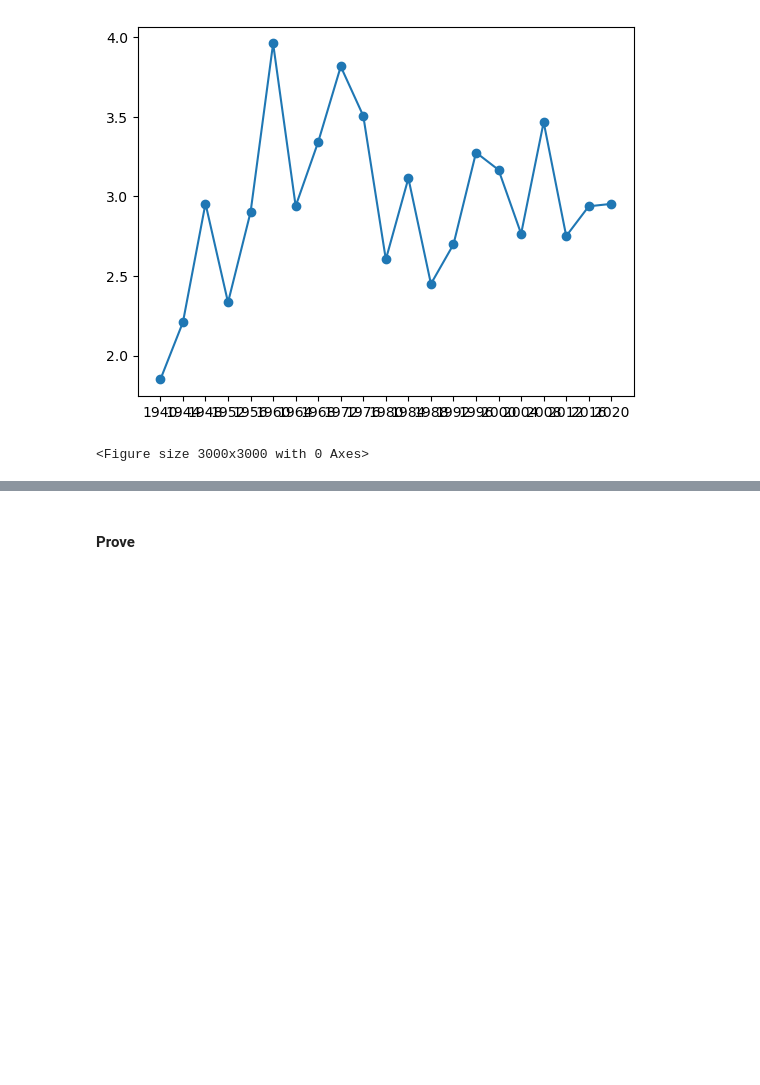
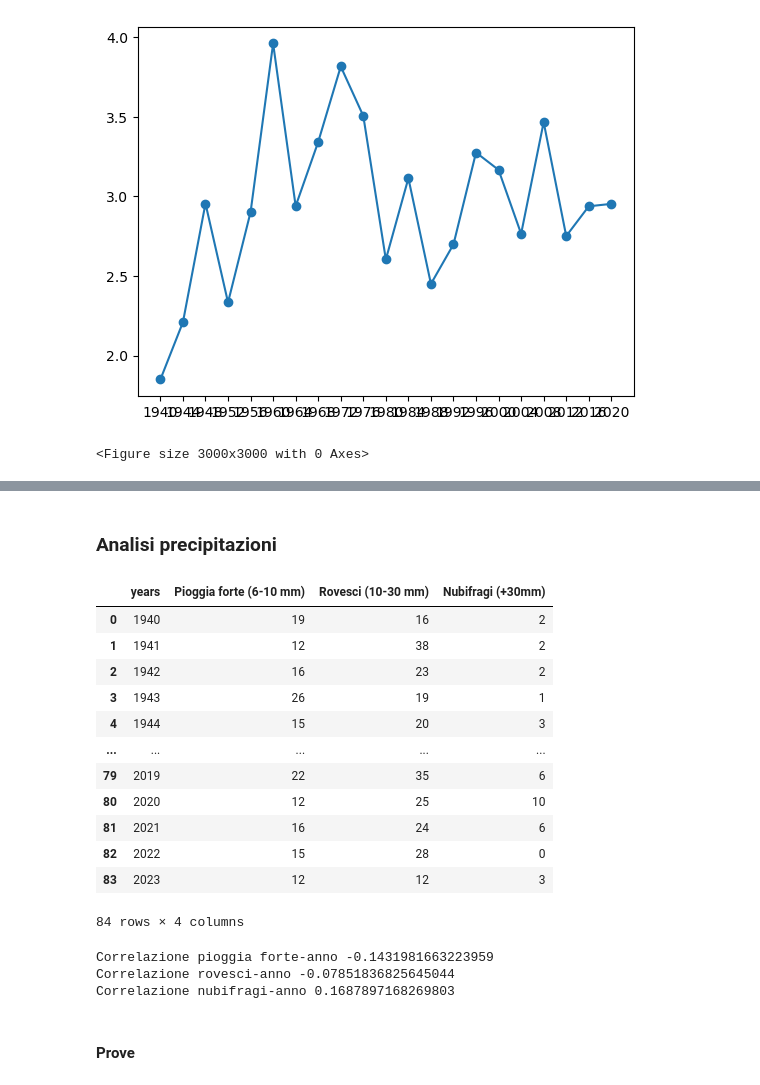
Before and after one commit to Favo02-unimi/visualizzazione-scientifica, a Jupyter notebook: climate.ipynb, the cells around one changed output, grey strips where cells are left out. Drawn from its saved outputs; the diff is of its cells as text; code cells hidden in the pictures; blank space fills up the shorter version.

```diff
--- a/climate.ipynb
+++ b/climate.ipynb
@@ -228,2 +265,40 @@ plt.show()
+# %% [markdown]
+### Analisi precipitazioni
+# %%
+forte = []
+rovesci = []
+nubifragi = []
+for year in years :
+    dfyear = weather[(weather["time"].dt.strftime('%Y'))==str(year)]["precipitation_sum (mm)"]
+    count_forte  = len(dfyear[(weather["precipitation_sum (mm)"]>=6) & (weather["precipitation_sum (mm)"]<10)])
+    forte.append(count_forte)
+    count_rovesci  = len(dfyear[(weather["precipitation_sum (mm)"]>=10) & (weather["precipitation_sum (mm)"]<30)])
+    rovesci.append(count_rovesci)
+    count_nubifragi  = len(dfyear[weather["precipitation_sum (mm)"]>=30])
+    nubifragi.append(count_nubifragi)
+precipitation_per_year = pd.DataFrame({"years" : years, "Pioggia forte (6-10 mm)" : forte,"Rovesci (10-30 mm)" : rovesci , "Nubifragi (+30mm)" : nubifragi})
+precipitation_per_year
+# %% [output]
+|  | years | Pioggia forte (6-10 mm) | Rovesci (10-30 mm) | Nubifragi (+30mm) |
+| 0 | 1940 | 19 | 16 | 2 |
+| 1 | 1941 | 12 | 38 | 2 |
+| 2 | 1942 | 16 | 23 | 2 |
+| 3 | 1943 | 26 | 19 | 1 |
+| 4 | 1944 | 15 | 20 | 3 |
+| ... | ... | ... | ... | ... |
+| 79 | 2019 | 22 | 35 | 6 |
+| 80 | 2020 | 12 | 25 | 10 |
+| 81 | 2021 | 16 | 24 | 6 |
+| 82 | 2022 | 15 | 28 | 0 |
+| 83 | 2023 | 12 | 12 | 3 |
+84 rows × 4 columns
+# %%
+print("Correlazione pioggia forte-anno", precipitation_per_year.years.corr(precipitation_per_year["Pioggia forte (6-10 mm)"]))
+print("Correlazione rovesci-anno", precipitation_per_year.years.corr(precipitation_per_year["Rovesci (10-30 mm)"]))
+print("Correlazione nubifragi-anno", precipitation_per_year.years.corr(precipitation_per_year["Nubifragi (+30mm)"]))
+# %% [output]
+Correlazione pioggia forte-anno -0.1431981663223959
+Correlazione rovesci-anno -0.07851836825645044
+Correlazione nubifragi-anno 0.1687897168269803
 # %% [markdown]
 #### Prove
```
Also changed, not shown: parts of 10 cells of this notebook.
